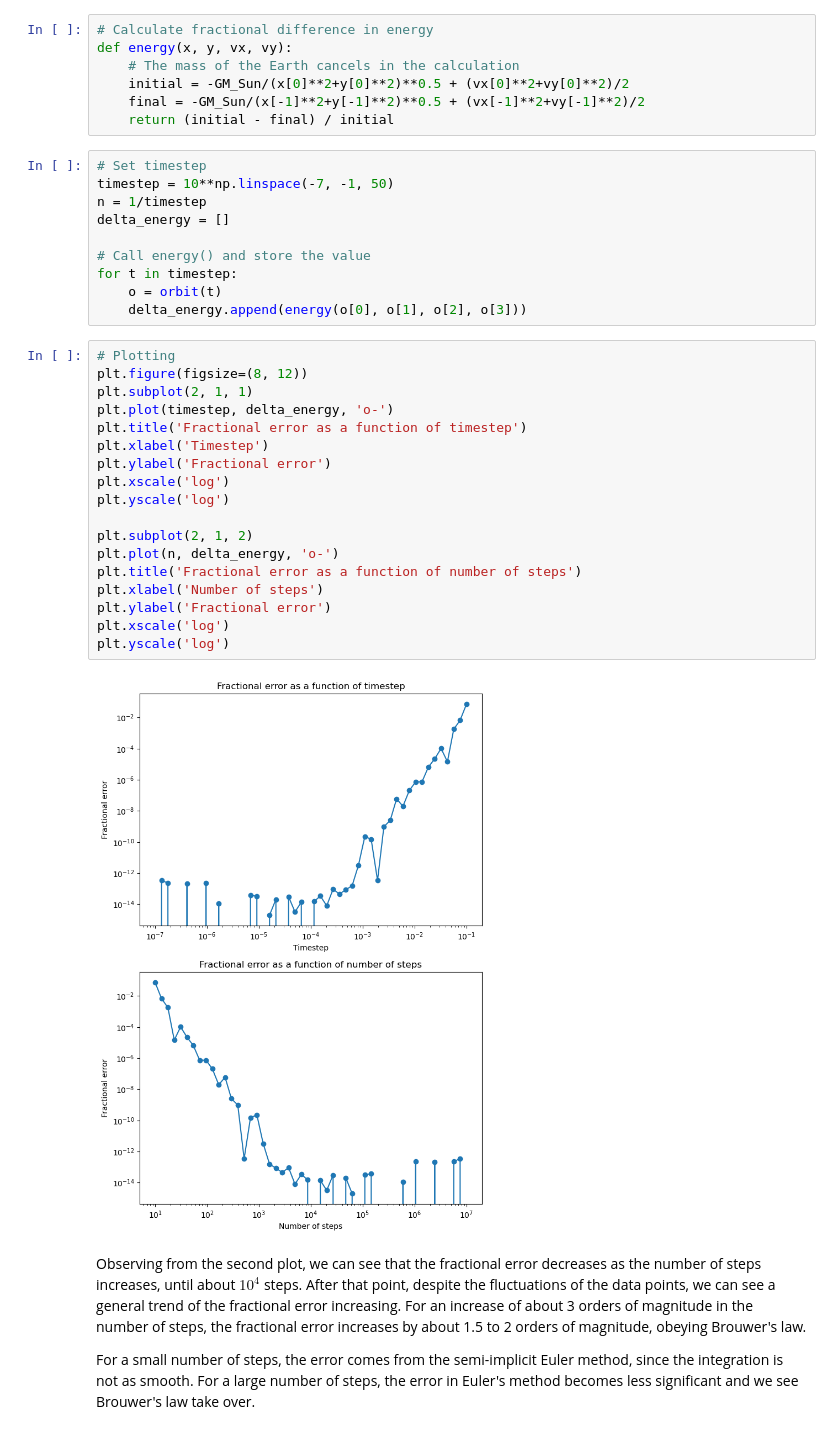
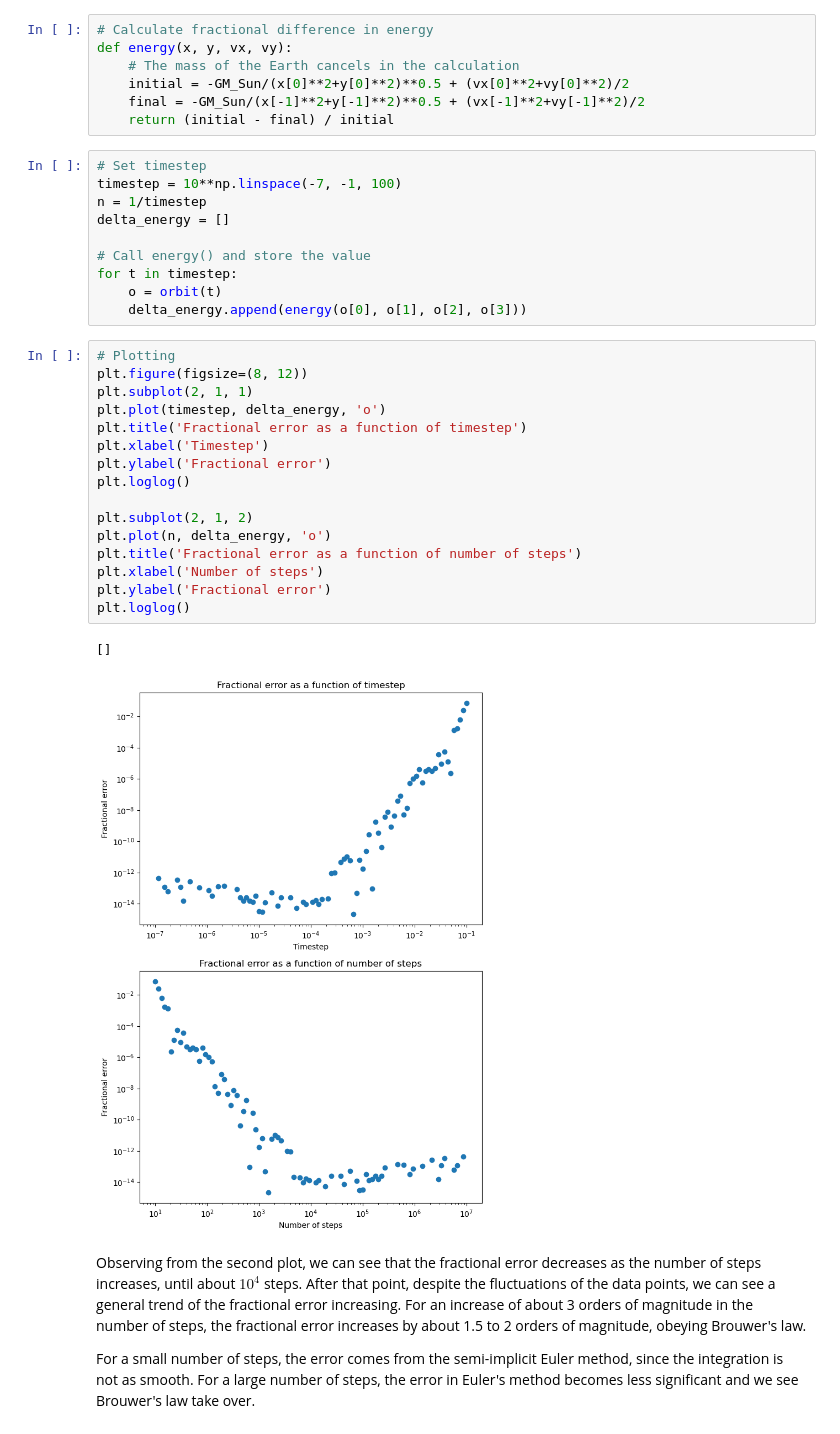
Before and after one commit to Ecksdee02/Phys512-Hw, a Jupyter notebook: Homework1/Homework1.ipynb, the cells around one changed output. Drawn from its saved outputs; the diff is of its cells as text.

```diff
--- a/Homework1/Homework1.ipynb
+++ b/Homework1/Homework1.ipynb
@@ -61,7 +61,7 @@ def energy(x, y, vx, vy):
     return (initial - final) / initial
 # %%
 # Set timestep
-timestep = 10**np.linspace(-7, -1, 50)
+timestep = 10**np.linspace(-7, -1, 100)
 n = 1/timestep
 delta_energy = []
 
@@ -72,23 +72,22 @@ for t in timestep:
 # %%
 # Plotting
 plt.figure(figsize=(8, 12))
 plt.subplot(2, 1, 1)
-plt.plot(timestep, delta_energy, 'o-')
+plt.plot(timestep, delta_energy, 'o')
 plt.title('Fractional error as a function of timestep')
 plt.xlabel('Timestep')
 plt.ylabel('Fractional error')
-plt.xscale('log')
-plt.yscale('log')
+plt.loglog()
 
 plt.subplot(2, 1, 2)
-plt.plot(n, delta_energy, 'o-')
+plt.plot(n, delta_energy, 'o')
 plt.title('Fractional error as a function of number of steps')
 plt.xlabel('Number of steps')
 plt.ylabel('Fractional error')
-plt.xscale('log')
-plt.yscale('log')
+plt.loglog()
 # %% [output]
+[]
-[figure, old version]
+[figure, new version]
 # %% [markdown]
 Observing from the second plot, we can see that the fractional error decreases as the number of steps increases, until about $10^4$ steps. After that point, despite the fluctuations of the data points, we can see a general trend of the fractional error increasing. For an increase of about 3 orders of magnitude in the number of steps, the fractional error increases by about 1.5 to 2 orders of magnitude, obeying Brouwer's law.
 
```
Also changed, not shown: parts of 2 cells of this notebook.
